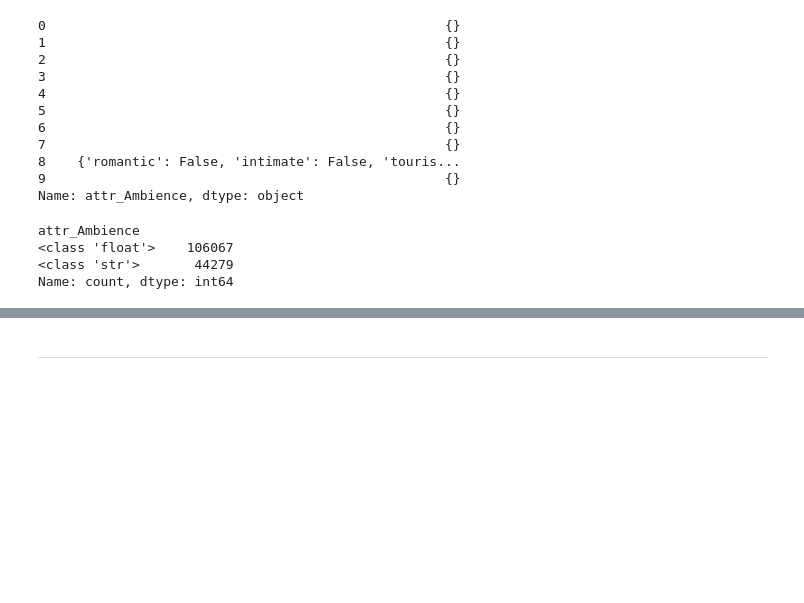
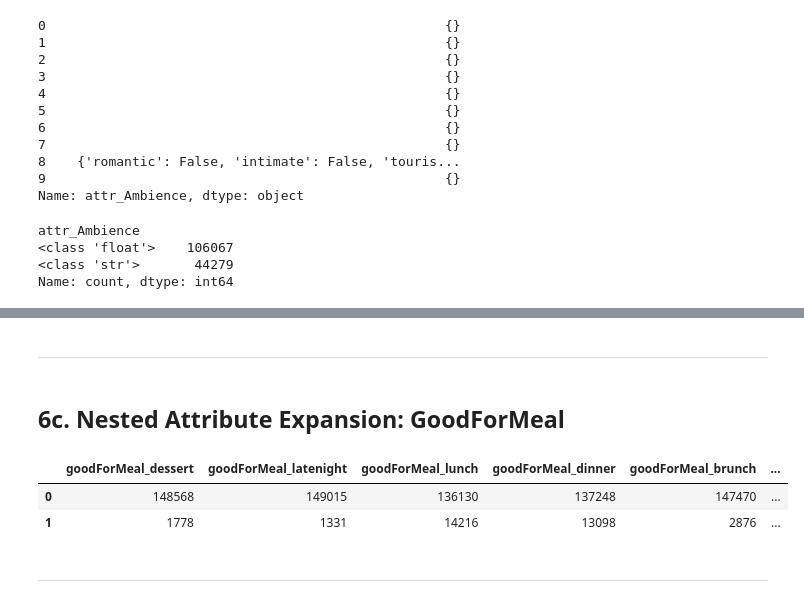
Before and after one commit to alinazir105/Explainable-Review-Intelligence, a Jupyter notebook: 01-data-ingestion.ipynb, the cells around one changed output, grey strips where cells are left out. Cells and saved outputs as stored; diff of their text form; code cells hidden in the pictures; blank space fills up the shorter version.

```diff
--- a/01-data-ingestion.ipynb
+++ b/01-data-ingestion.ipynb
@@ -465,0 +471,4 @@ Name: attr_Ambience, dtype: object
+# %%
+ambience_df = ambience_df.fillna(False).astype(int)
+# %%
+business_df = pd.concat([business_df.drop(columns=['attr_Ambience'], axis=1), ambience_df], axis=1)
@@ -465,0 +509,11 @@ Name: attr_Ambience, dtype: object
+# %% [markdown]
+---
+# %% [markdown]
+## 6c. Nested Attribute Expansion: GoodForMeal
+# %%
+goodForMeal_df = (
+    business_df['attr_GoodForMeal']
+    .apply(normalize_dict)
+    .apply(pd.Series)
+    .add_prefix('goodForMeal_')
+    )
@@ -466,2 +522,8 @@ Name: attr_Ambience, dtype: object
+# %%
+goodForMeal_df.apply(lambda col: col.value_counts())
+# %% [output]
+|  | goodForMeal_dessert | goodForMeal_latenight | goodForMeal_lunch | goodForMeal_dinner | goodForMeal_brunch | ... |
+| 0 | 148568 | 149015 | 136130 | 137248 | 147470 | ... |
+| 1 | 1778 | 1331 | 14216 | 13098 | 2876 | ... |
 # %% [markdown]
 ---
```
Also changed, not shown: parts of 31 cells of this notebook, 4 other files.
